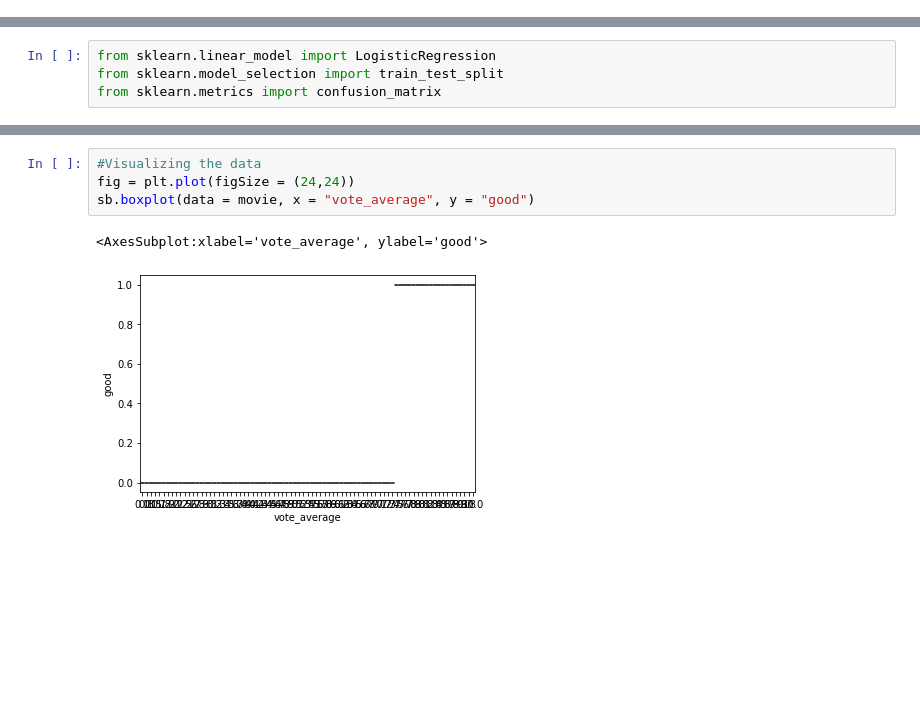
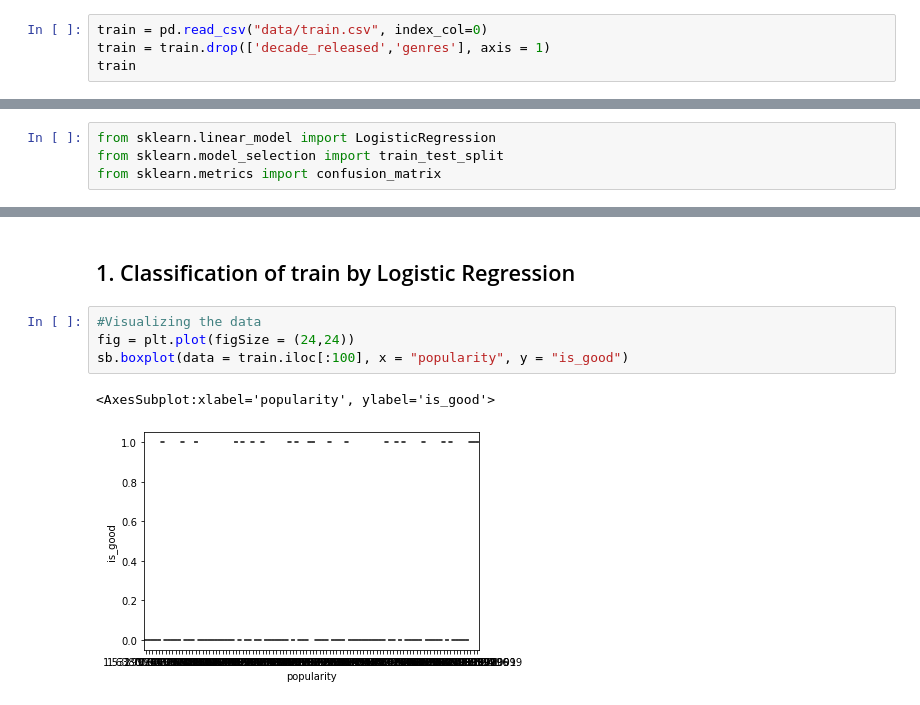
Before and after one commit to nicklimmm/movie-analysis, a Jupyter notebook: Logistics_Regression.ipynb, the cells around one changed output, grey strips where cells are left out. Saved outputs shown, nothing was run; the diff lists cells and outputs as text; blank space fills up the shorter version.

```diff
--- a/Logistics_Regression.ipynb
+++ b/Logistics_Regression.ipynb
@@ -79,0 +8,4 @@ movie
+# %%
+train = pd.read_csv("data/train.csv", index_col=0)
+train = train.drop(['decade_released','genres'], axis = 1)
+train
@@ -84,7 +105,9 @@ from sklearn.metrics import confusion_matrix
+# %% [markdown]
+## 1. Classification of train by Logistic Regression
 # %%
 #Visualizing the data
 fig = plt.plot(figSize = (24,24))
-sb.boxplot(data = movie, x = "vote_average", y = "good")
+sb.boxplot(data = train.iloc[:100], x = "popularity", y = "is_good")
 # %% [output]
-<AxesSubplot:xlabel='vote_average', ylabel='good'>
+<AxesSubplot:xlabel='popularity', ylabel='is_good'>
-[figure, old version]
+[figure, new version]
```
Also changed, not shown: parts of 34 cells of this notebook.
